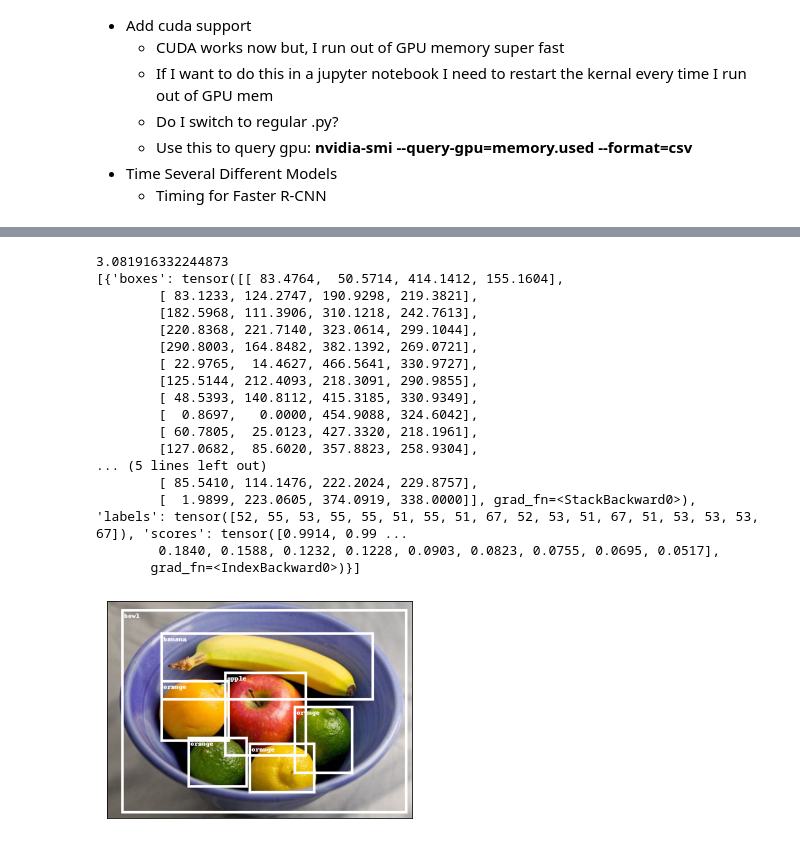
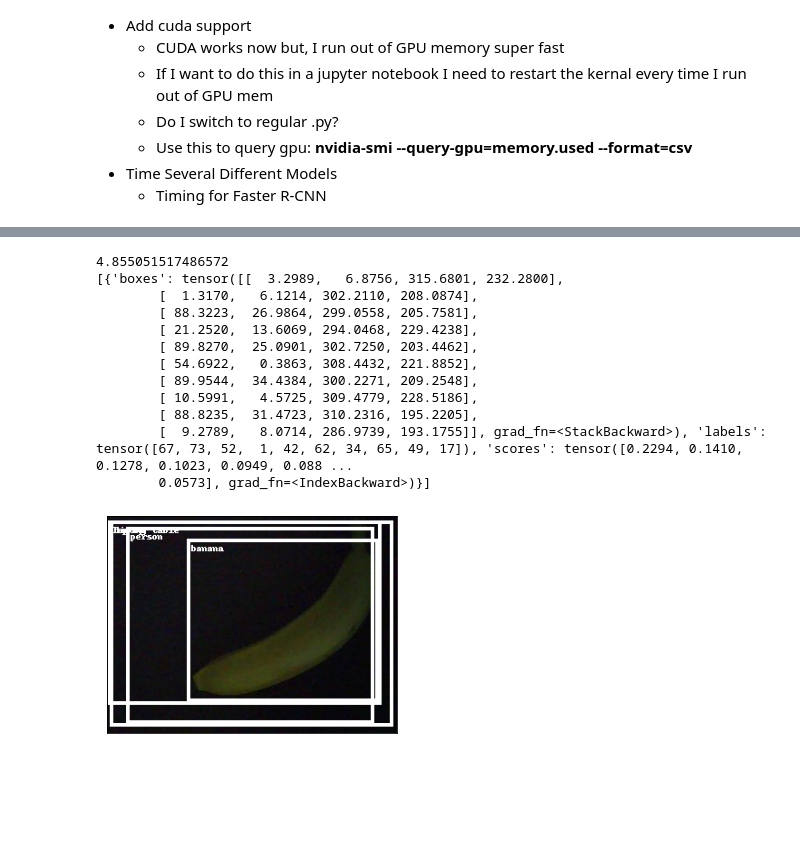
Before and after one commit to ColinAF/SeniorProject, a Jupyter notebook: Model_Code/Object_Detection_Tests.ipynb, the cells around one changed output, grey strips where cells are left out. Drawn from its saved outputs; the diff is of its cells as text; code cells hidden in the pictures; blank space fills up the shorter version.

```diff
--- a/Model_Code/Object_Detection_Tests.ipynb
+++ b/Model_Code/Object_Detection_Tests.ipynb
@@ -21,7 +21,8 @@ import matplotlib.pyplot as plt
 import torchvision.transforms.functional as F
 
 print(torch.cuda.is_available())
-device = torch.device("cuda" if torch.cuda.is_available() else "cpu")
+#device = torch.device("cuda" if torch.cuda.is_available() else "cpu")
+device = torch.device("cpu")
 
 plt.rcParams["savefig.bbox"] = 'tight'
 
@@ -43,10 +44,11 @@ from torchvision.io import read_image
 from pathlib import Path
 
 # Images need to be the same size to make a grid
-apple1_int = read_image(str(Path('assets') / 'Apple01.jpg'))
-apple2_int = read_image(str(Path('assets') / 'Apple02.jpg'))
-fruit1_int = read_image(str(Path('assets') / 'Fruit01.jpg'))
-fruit2_int = read_image(str(Path('assets') / 'Fruit02.jpg'))
+apple1_int = read_image(str(Path('../assets') / 'Apple01.jpg'))
+apple2_int = read_image(str(Path('../assets') / 'Apple02.jpg'))
+fruit1_int = read_image(str(Path('../assets') / 'Fruit01.jpg'))
+fruit2_int = read_image(str(Path('../assets') / 'Fruit02.jpg'))
+esp1_int = read_image(str(Path('../assets') / 'bn.jpg'))
 
 
 grid = make_grid([apple1_int, apple2_int, apple1_int, apple2_int])
@@ -54,6 +56,7 @@ grid = make_grid([apple1_int, apple2_int, apple1_int, apple2_int])
 show(grid)
 show(fruit1_int)
 show(fruit2_int)
+show(esp1_int)
 # %% [output]
 [figure]
 [figure]
@@ -75,9 +79,9 @@ try:
     t0 = time.time()
 
     # Inputs and model need to be on the GPU
-    fruit2_int = fruit2_int.to(device)
+    esp1_int = esp1_int.to(device)
 
-    batch_int = torch.stack([fruit2_int])
+    batch_int = torch.stack([esp1_int])
 
     batch = convert_image_dtype(batch_int, dtype=torch.float)
 
@@ -98,55 +102,50 @@ except RuntimeError:
     print("Out of GPU Memory")
     torch.cuda.empty_cache() # Seems like this is useless
     os.system("nvidia-smi --query-gpu=memory.used --format=csv")
+    #print(len(outputs[0]['labels']))
 
-
-#print(len(outputs[0]['labels']))
 print(outputs)
 # %% [output]
-3.081916332244873
-[{'boxes': tensor([[ 83.4764,  50.5714, 414.1412, 155.1604],
-        [ 83.1233, 124.2747, 190.9298, 219.3821],
-        [182.5968, 111.3906, 310.1218, 242.7613],
-        [220.8368, 221.7140, 323.0614, 299.1044],
-        [290.8003, 164.8482, 382.1392, 269.0721],
-        [ 22.9765,  14.4627, 466.5641, 330.9727],
-        [125.5144, 212.4093, 218.3091, 290.9855],
-        [ 48.5393, 140.8112, 415.3185, 330.9349],
-        [  0.8697,   0.0000, 454.9088, 324.6042],
-        [ 60.7805,  25.0123, 427.3320, 218.1961],
-        [127.0682,  85.6020, 357.8823, 258.9304],
-... (5 lines left out)
-        [ 85.5410, 114.1476, 222.2024, 229.8757],
-        [  1.9899, 223.0605, 374.0919, 338.0000]], grad_fn=<StackBackward0>), 'labels': tensor([52, 55, 53, 55, 55, 51, 55, 51, 67, 52, 53, 51, 67, 51, 53, 53, 53, 67]), 'scores': tensor([0.9914, 0.99 ...
-        0.1840, 0.1588, 0.1232, 0.1228, 0.0903, 0.0823, 0.0755, 0.0695, 0.0517],
-       grad_fn=<IndexBackward0>)}]
+4.855051517486572
+[{'boxes': tensor([[  3.2989,   6.8756, 315.6801, 232.2800],
+        [  1.3170,   6.1214, 302.2110, 208.0874],
+        [ 88.3223,  26.9864, 299.0558, 205.7581],
+        [ 21.2520,  13.6069, 294.0468, 229.4238],
+        [ 89.8270,  25.0901, 302.7250, 203.4462],
+        [ 54.6922,   0.3863, 308.4432, 221.8852],
+        [ 89.9544,  34.4384, 300.2271, 209.2548],
+        [ 10.5991,   4.5725, 309.4779, 228.5186],
+        [ 88.8235,  31.4723, 310.2316, 195.2205],
+        [  9.2789,   8.0714, 286.9739, 193.1755]], grad_fn=<StackBackward>), 'labels': tensor([67, 73, 52,  1, 42, 62, 34, 65, 49, 17]), 'scores': tensor([0.2294, 0.1410, 0.1278, 0.1023, 0.0949, 0.088 ...
+        0.0573], grad_fn=<IndexBackward>)}]
 # %%
 inst_classes = [
     '__background__', 'person', 'bicycle', 'car', 'motorcycle', 'airplane', 'bus',
     'train', 'truck', 'boat', 'traffic light', 'fire hydrant', 'N/A', 'stop sign',
     'parking meter', 'bench', 'bird', 'cat', 'dog', 'horse', 'sheep', 'cow',
     'elephant', 'bear', 'zebra', 'giraffe', 'N/A', 'backpack', 'umbrella', 'N/A', 'N/A',
     'handbag', 'tie', 'suitcase', 'frisbee', 'skis', 'snowboard', 'sports ball',
     'kite', 'baseball bat', 'baseball glove', 'skateboard', 'surfboard', 'tennis racket',
     'bottle', 'N/A', 'wine glass', 'cup', 'fork', 'knife', 'spoon', 'bowl',
     'banana', 'apple', 'sandwich', 'orange', 'broccoli', 'carrot', 'hot dog', 'pizza',
     'donut', 'cake', 'chair', 'couch', 'potted plant', 'bed', 'N/A', 'dining table',
     'N/A', 'N/A', 'toilet', 'N/A', 'tv', 'laptop', 'mouse', 'remote', 'keyboard', 'cell phone',
     'microwave', 'oven', 'toaster', 'sink', 'refrigerator', 'N/A', 'book',
     'clock', 'vase', 'scissors', 'teddy bear', 'hair drier', 'toothbrush'
 ]
 
 lb = {}
 
 for i in range(len(outputs[0]['labels'])):
     lb[i] = inst_classes[outputs[0]['labels'][i]]
 
-score_threshold = .7
+
+score_threshold = .10
 fruit_with_boxes = [
     draw_bounding_boxes(apple_int, boxes=output['boxes'][output['scores'] > score_threshold], labels=lb, width=4)
     for apple_int, output in zip(batch_int, outputs)
 ]
 
 show(fruit_with_boxes)
 # %% [output]
-[figure, old version]
+[figure, new version]
```
Also changed, not shown: parts of 2 cells of this notebook, 6 other files.
